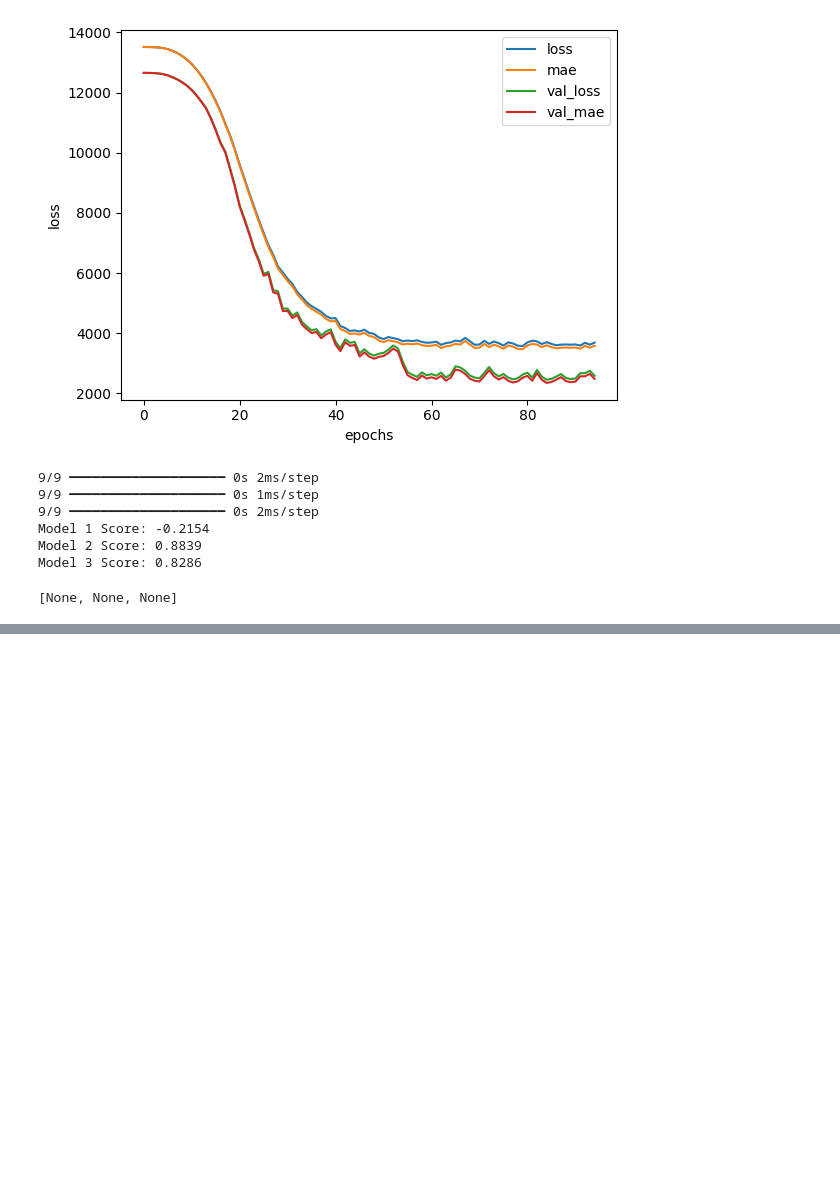
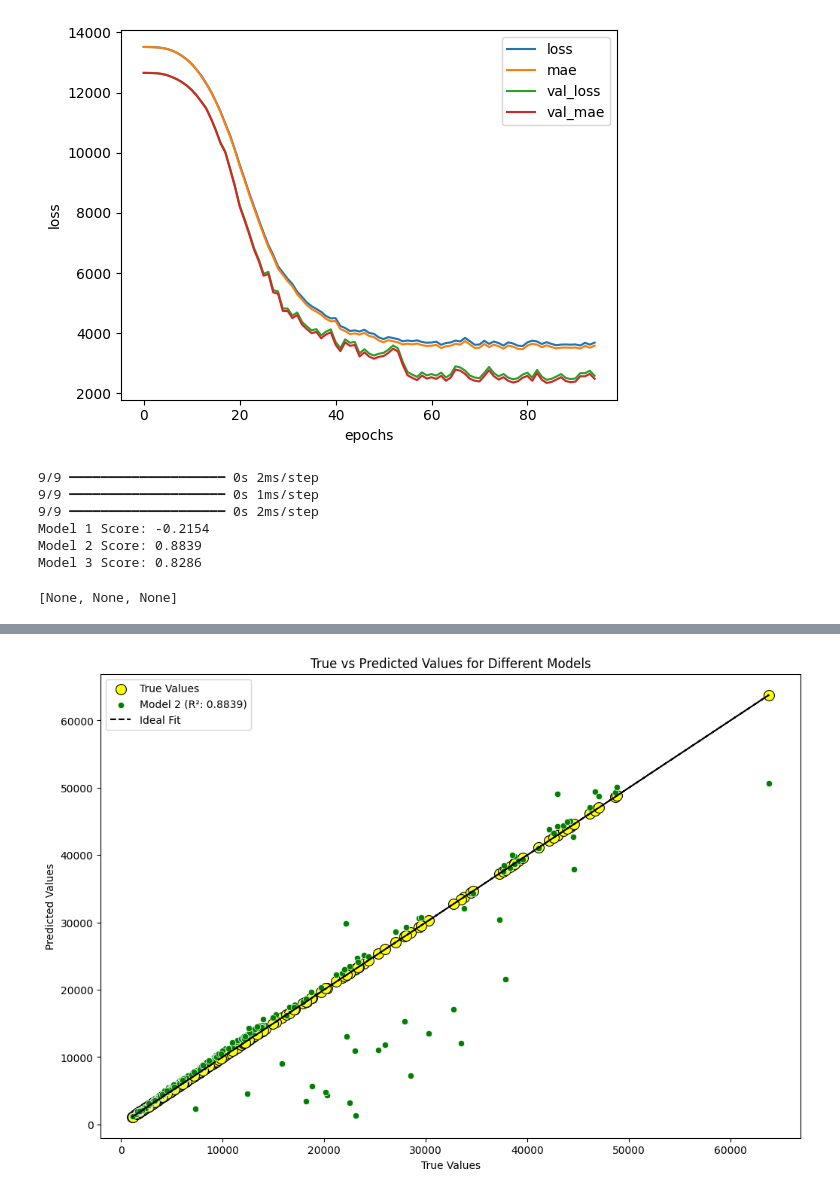
Before and after one commit to baxt1or/neural_network_fundamentals, a Jupyter notebook: 01_neural_network_regression.ipynb, the cells around one changed output, grey strips where cells are left out. Saved outputs shown, nothing was run; the diff lists cells and outputs as text; code cells hidden in the pictures; blank space fills up the shorter version.

```diff
--- a/01_neural_netword_regression.ipynb
+++ b/01_neural_network_regression.ipynb
@@ -796,3 +796,37 @@ Model 1 Score: -0.2154
 Model 2 Score: 0.8839
 Model 3 Score: 0.8286
 [None, None, None]
+# %%
+# Predict values
+y_pred_1 = insurance_model_1.predict(X_test).flatten()
+y_pred_2 = insurance_model_2.predict(X_test).flatten()
+y_pred_3 = insurance_model_3.predict(X_test).flatten()
+
+# Prepare DataFrame for plotting
+df = pd.DataFrame({
+    'True Values': y_test,
+    'Model 2 Predictions': y_pred_2,
+    'Model 3 Predictions': y_pred_3
+})
+
+# Plot
+plt.figure(figsize=(12, 8))
+
+sns.scatterplot(x=df['True Values'], y=df['True Values'], color='yellow', label='True Values', s=100, edgecolor='black')
+
+# Scatter plot for Model 2
+sns.scatterplot(x='True Values', y='Model 2 Predictions', data=df, label=f'Model 2 (R²: {r2_score(y_test, y_pred_2):.4f})', color='green')
+
+# Scatter plot for Model 3
+# sns.scatterplot(x='True Values', y='Model 3 Predictions', data=df, label=f'Model 3 (R²: {r2_score(y_test, y_pred_3):.4f})', color='red')
+
+# Add a diagonal line (y = x) for reference
+plt.plot(df['True Values'], df['True Values'], 'k--', label='Ideal Fit')
+
+# Add labels and legend
+plt.xlabel('True Values')
+plt.ylabel('Predicted Values')
+plt.title('True vs Predicted Values for Different Models')
+plt.legend()
+plt.show()
+# %% [output]
@@ -798,0 +836 @@ Model 3 Score: 0.8286
+[figure, added]
```
Also changed, not shown: parts of 1 cell of this notebook, 1 other file.
